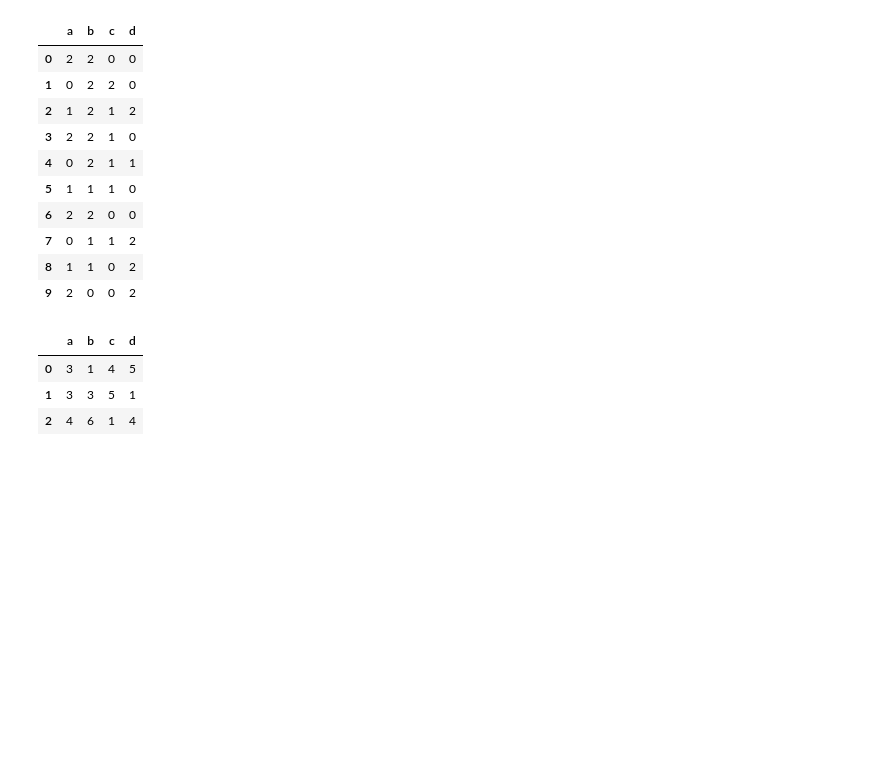
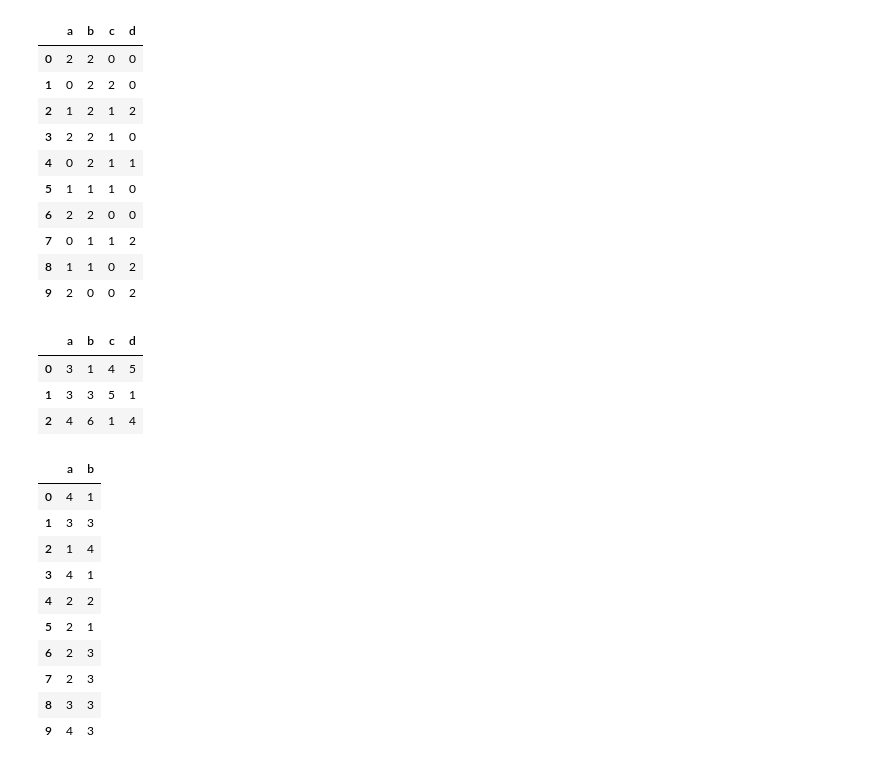
Before and after one commit to Ryulth/H1B_Visa_prediction_kaggle, a Jupyter notebook: train.ipynb, the cells around one changed output. Cells and saved outputs as stored; diff of their text form; code cells hidden in the pictures; blank space fills up the shorter version.

```diff
--- a/train.ipynb
+++ b/train.ipynb
@@ -277,0 +326,15 @@ train
+# %%
+df1 = pd.DataFrame(np.random.randint(1, 5, (10,2)), columns=['a','b'])
+df1
+# %% [output]
+|  | a | b |
+| 0 | 4 | 1 |
+| 1 | 3 | 3 |
+| 2 | 1 | 4 |
+| 3 | 4 | 1 |
+| 4 | 2 | 2 |
+| 5 | 2 | 1 |
+| 6 | 2 | 3 |
+| 7 | 2 | 3 |
+| 8 | 3 | 3 |
+| 9 | 4 | 3 |
```
Also changed, not shown: parts of 12 cells of this notebook.
